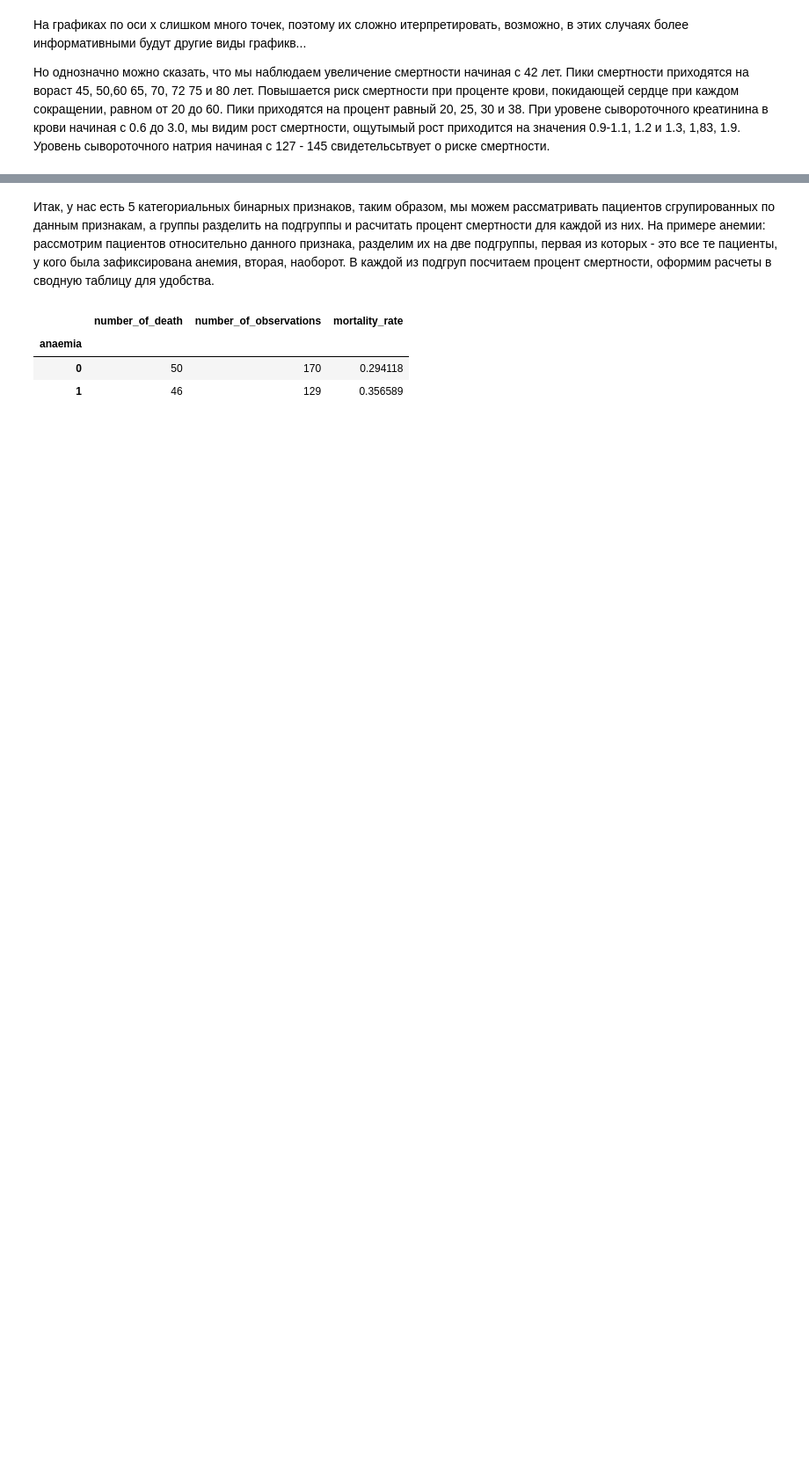
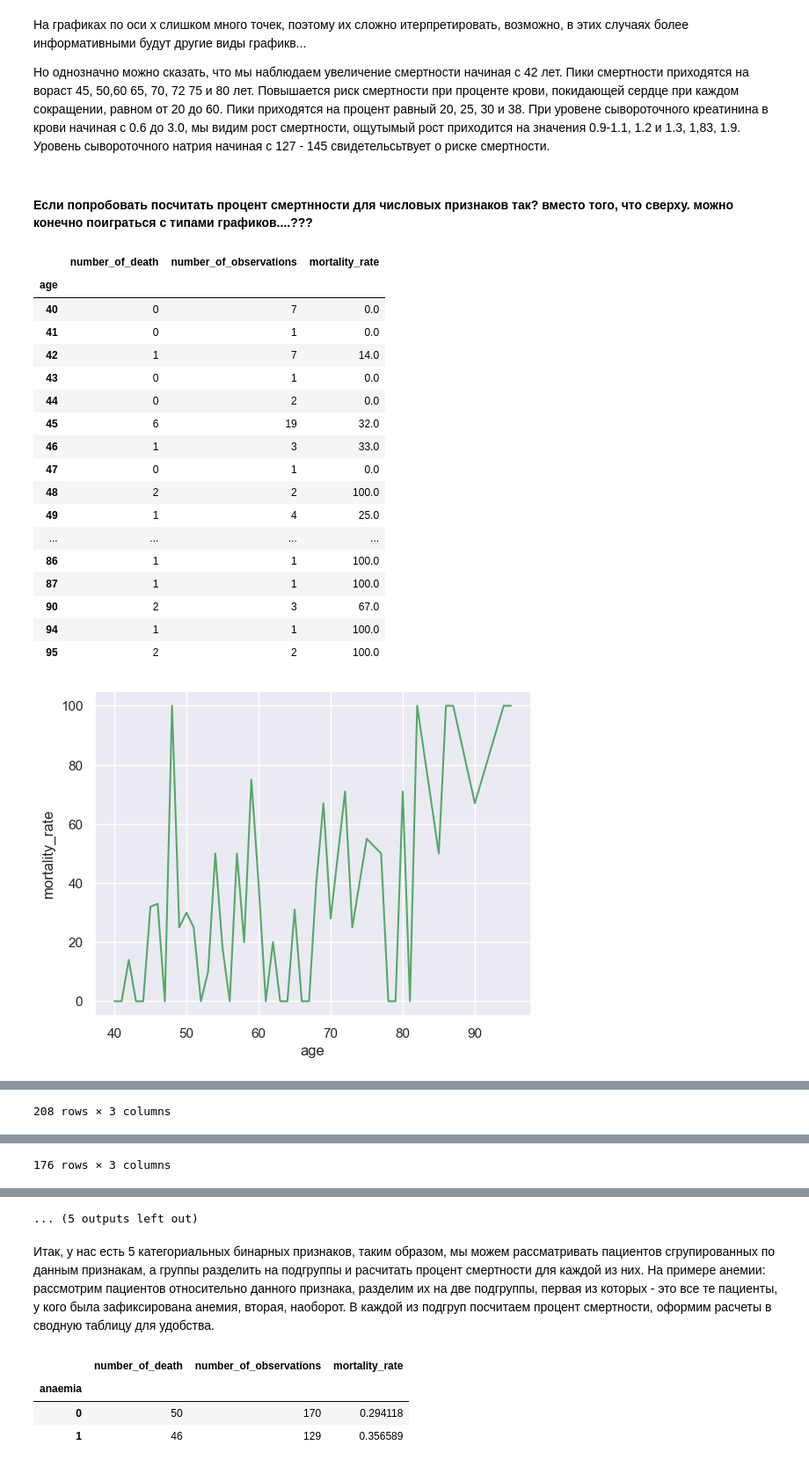
Before and after one commit to stusha-stu/Heart-Failure-Prediction-Project, a Jupyter notebook: heart_failure_clinical_records_predicting_death.ipynb, the cells around one changed output, grey strips where cells are left out. Shown at 88% size. Drawn from its saved outputs; the diff is of its cells as text; code cells hidden in the pictures; blank space fills up the shorter version.

Commit message:
graphics

```diff
--- a/heart_failure_clinical_records_predicting_death.ipynb
+++ b/heart_failure_clinical_records_predicting_death.ipynb
@@ -187,3 +187,37 @@ for i in range(len(list_of_numerical_features)):
 Повышается риск смертности при проценте крови, покидающей сердце при каждом сокращении, равном от 20 до 60. Пики приходятся на процент равный 20, 25, 30 и 38.
 При уровене сывороточного креатинина в крови начиная с 0.6 до 3.0, мы видим рост смертности, ощутымый рост приходится на значения 0.9-1.1, 1.2 и 1.3, 1,83, 1.9.
 Уровень сывороточного натрия начиная с 127 - 145 свидетельсьтвует о риске смертности.
+# %% [markdown]
+#### Если попробовать посчитать процент смертнности для числовых признаков так? вместо того, что сверху. можно конечно поиграться с типами графиков....???
+# %%
+for i in range(len(list_of_numerical_features)):
+    table = data.pivot_table(index=list_of_numerical_features[i], values='death_event', aggfunc=['sum','count'])
+    table.columns = ['number_of_death','number_of_observations']
+    table['mortality_rate'] = round(table['number_of_death']*100/table['number_of_observations'],0)
+    display(table)
+    #sns.countplot(x = data[list_of_categorical_features[i]],data=data, hue='death_event',color = 'g');
+    #title = list_of_categorical_features[i] + ' and death_event'
+    #plt.title(title)
+    #plt.show()
+    sns.lineplot(data=table, x=list_of_numerical_features[i], y='mortality_rate', color = 'g')
+    plt.show()
+# %% [output]
+|  | number_of_death | number_of_observations | mortality_rate |
+| age |  |  |  |
+| 40 | 0 | 7 | 0.0 |
+| 41 | 0 | 1 | 0.0 |
+| 42 | 1 | 7 | 14.0 |
+| 43 | 0 | 1 | 0.0 |
+| 44 | 0 | 2 | 0.0 |
+| 45 | 6 | 19 | 32.0 |
+| 46 | 1 | 3 | 33.0 |
+| 47 | 0 | 1 | 0.0 |
+| 48 | 2 | 2 | 100.0 |
+| 49 | 1 | 4 | 25.0 |
+| ... | ... | ... | ... |
+| 86 | 1 | 1 | 100.0 |
+| 87 | 1 | 1 | 100.0 |
+| 90 | 2 | 3 | 67.0 |
+| 94 | 1 | 1 | 100.0 |
+| 95 | 2 | 2 | 100.0 |
+[figure, added]
@@ -189,0 +237 @@ for i in range(len(list_of_numerical_features)):
+208 rows × 3 columns
@@ -189,0 +272 @@ for i in range(len(list_of_numerical_features)):
+176 rows × 3 columns
@@ -190,3 +293,4 @@ for i in range(len(list_of_numerical_features)):
+... (5 outputs left out)
 # %% [markdown]
 Итак, у нас есть 5 категориальных бинарных признаков, таким образом, мы можем рассматривать пациентов сгрупированных по данным признакам, а группы разделить на подгруппы и расчитать процент смертности для каждой из них. На примере анемии: рассмотрим пациентов относительно данного признака, разделим их на две подгруппы, первая из которых - это все те пациенты, у кого была зафиксирована анемия, вторая, наоборот. В каждой из подгруп посчитаем процент смертности, оформим расчеты в сводную таблицу для удобства.
 # %%
```
Also changed, not shown: parts of 7 cells of this notebook.
